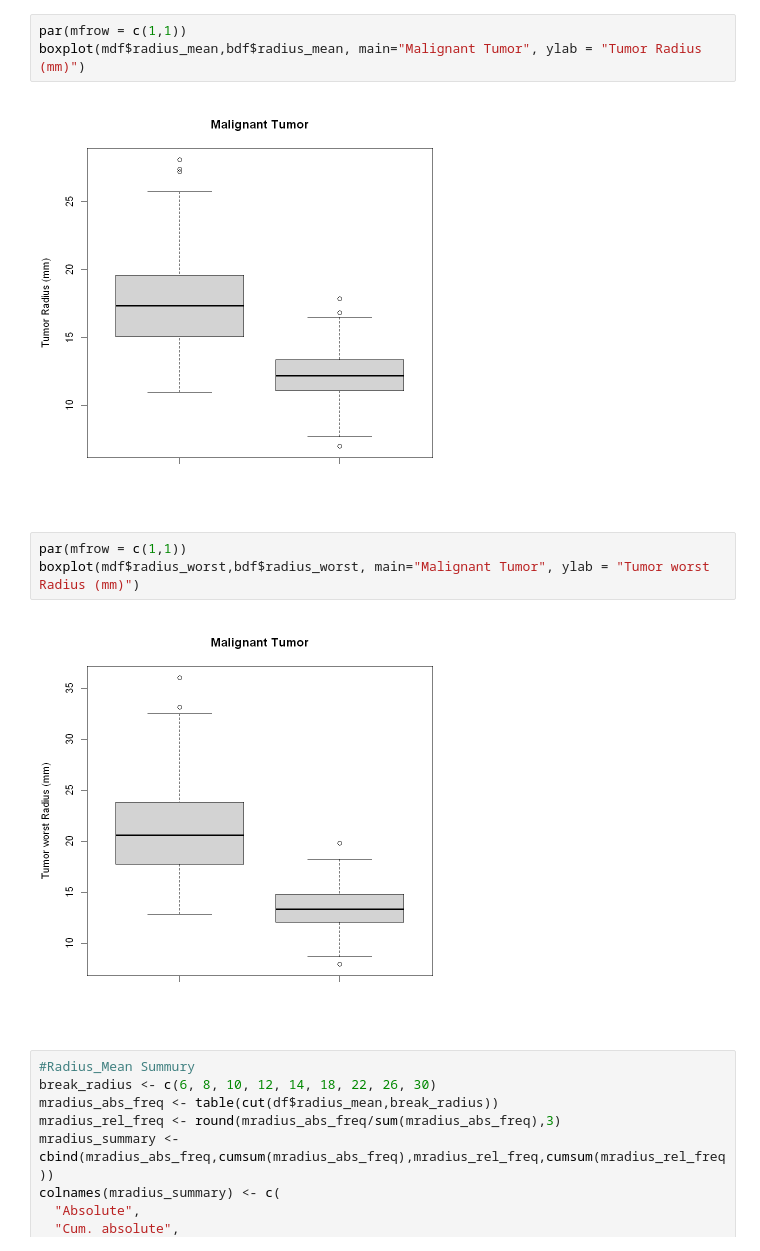
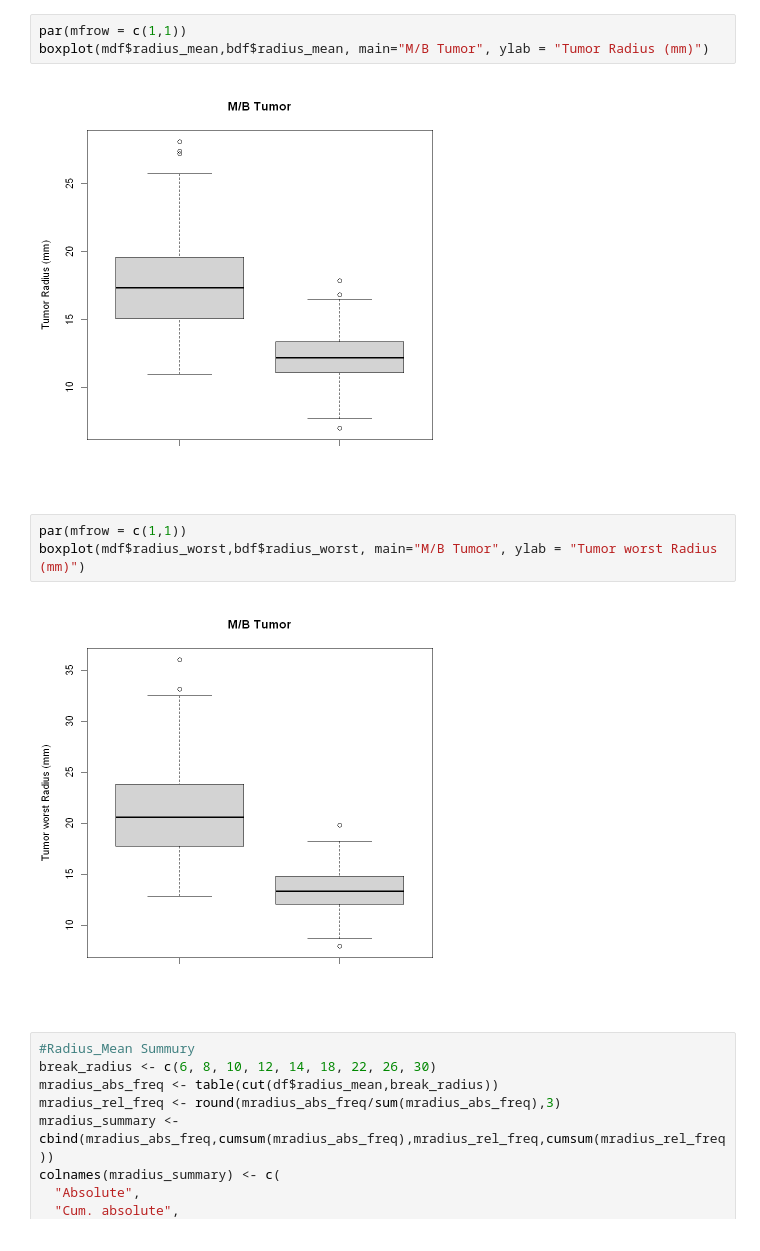
Before and after one commit to sineblia/probability-and-statistics-project, a Jupyter notebook: ec.ds.JN.Tests.ipynb, the cells around one changed output. Drawn from its saved outputs; the diff is of its cells as text.

```diff
--- a/ec.ds.JN.Tests.ipynb
+++ b/ec.ds.JN.Tests.ipynb
@@ -20,13 +61,13 @@ bdf <- df[df$diagnosis == "B", ]
 # %%
 par(mfrow = c(1,1))
-boxplot(mdf$radius_mean,bdf$radius_mean, main="Malignant Tumor", ylab = "Tumor Radius (mm)")
+boxplot(mdf$radius_mean,bdf$radius_mean, main="M/B Tumor", ylab = "Tumor Radius (mm)")
 # %% [output]
-[figure, old version]
+[figure, new version]
 # %%
 par(mfrow = c(1,1))
-boxplot(mdf$radius_worst,bdf$radius_worst, main="Malignant Tumor", ylab = "Tumor worst Radius (mm)")
+boxplot(mdf$radius_worst,bdf$radius_worst, main="M/B Tumor", ylab = "Tumor worst Radius (mm)")
 # %% [output]
-[figure, old version]
+[figure, new version]
 # %%
 #Radius_Mean Summury
 break_radius <- c(6, 8, 10, 12, 14, 18, 22, 26, 30)
```
Also changed, not shown: parts of 16 cells of this notebook.
